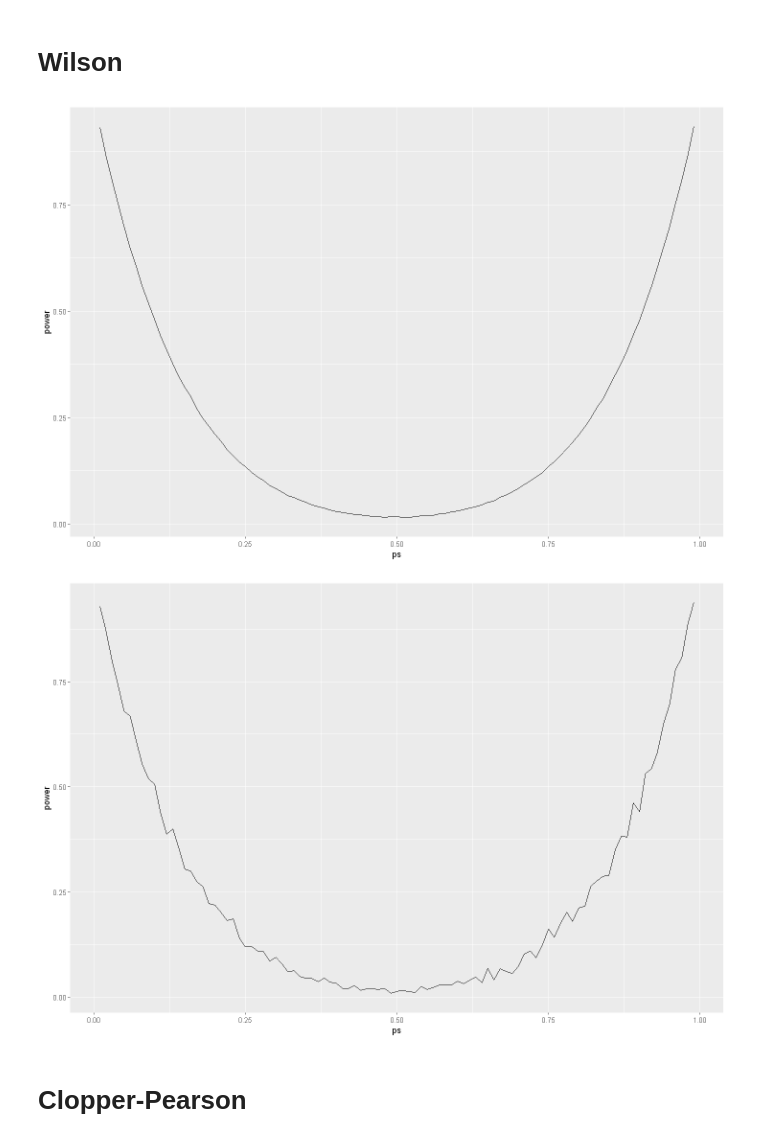
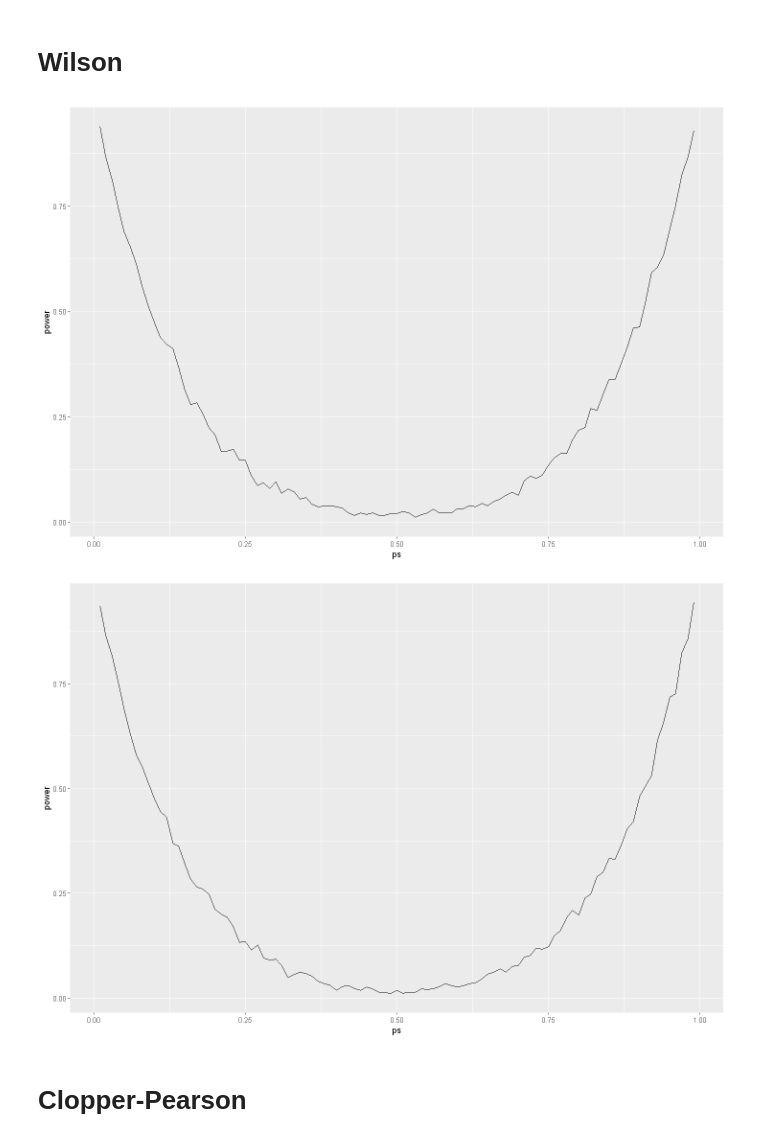
Before and after one commit to mweuro/Sprawozdanie_2_PS, a Jupyter notebook: Malec.ipynb, the cells around one changed output. Drawn from its saved outputs; the diff is of its cells as text; code cells hidden in the pictures.

```diff
--- a/Malec.ipynb
+++ b/Malec.ipynb
@@ -12,21 +12,21 @@ options(repr.plot.width = 12, repr.plot.height = 8)
 # %%
 n <- 7
 p0 <- 0.5
 alpha <- 0.05
-N <- 100000
+N <- 1000
 ps <- seq(0.01, 0.99, 0.01)
 power <- c()
 
 for (p in ps) {
     S <- rbinom(N, prob=p, size=n)
     z <- qnorm(1 - alpha/2)
     tests <- (S + 1/2 * z^2) / (n + z^2)  -  z / (n + z^2) * sqrt(S * (n - S) / n + z^2 / 4) < p0 & p0 < (S + 1/2 * z^2) / (n + z^2)  +  z / (n + z^2) * sqrt(S * (n - S) / n + z^2 / 4)
     power <- append(power, 1 - sum(tests) / N)
 }
 
 ggplot() + geom_line(aes(ps, power))
 # %% [output]
-[figure, old version]
+[figure, new version]
 # %%
 n <- 7
 p0 <- 0.5
@@ -44,7 +44,7 @@ for (p in ps) {
 
 ggplot() + geom_line(aes(ps, power))
 # %% [output]
-[figure, old version]
+[figure, new version]
 # %% [markdown]
 # Clopper-Pearson
 # %%
```
Also changed, not shown: parts of 7 cells of this notebook.
